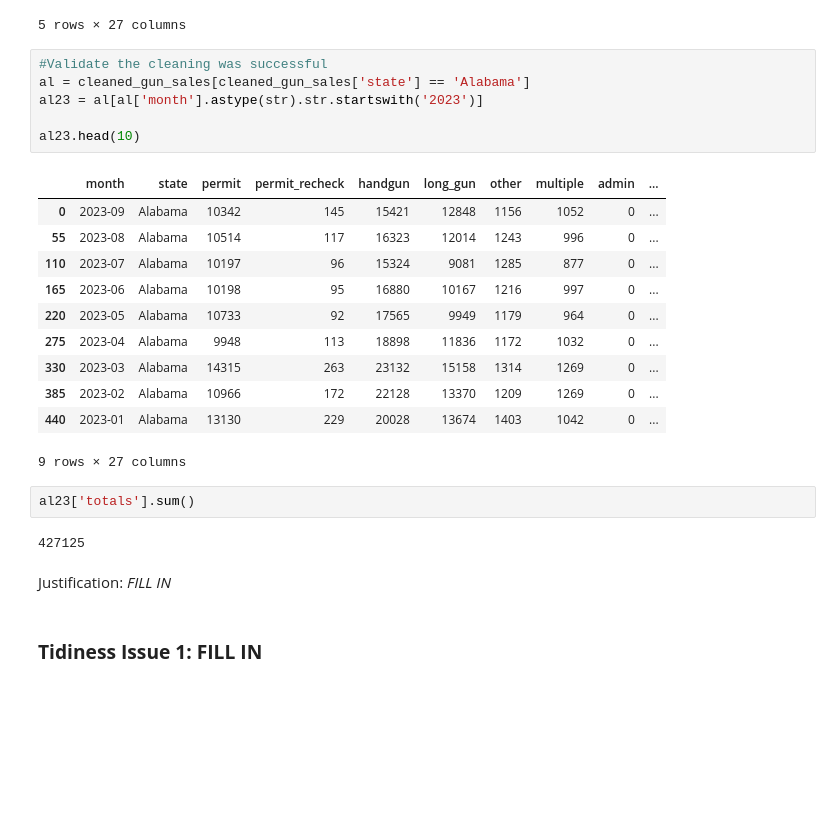
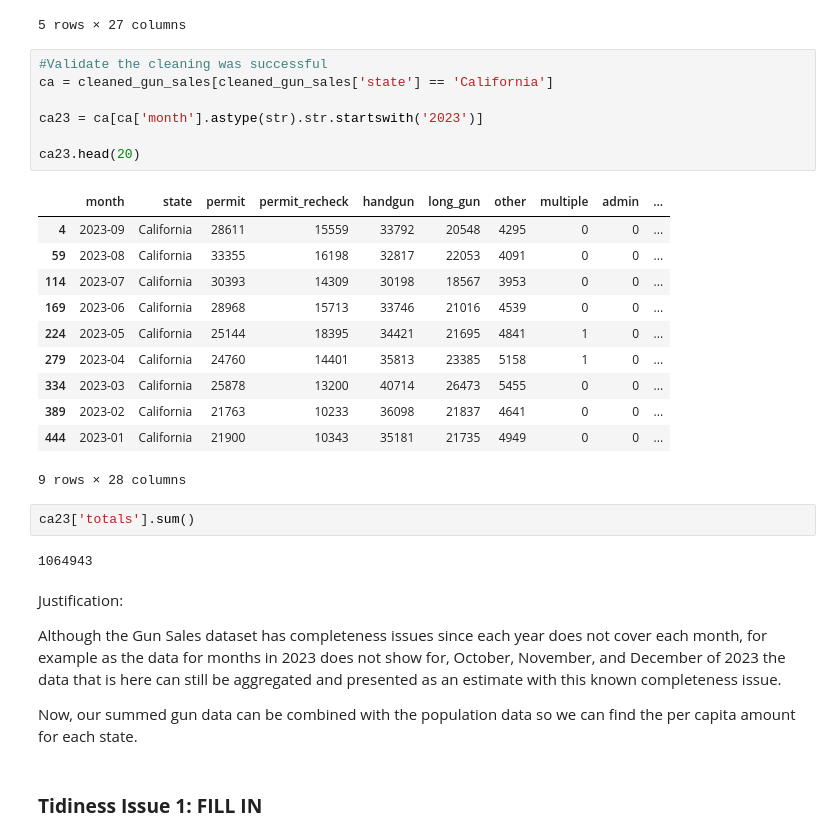
Before and after one commit to BryanHolbrook/us-gun-sales-per-capita, a Jupyter notebook: Data_Wrangling_Project_Starter.ipynb, the cells around one changed output. Drawn from its saved outputs; the diff is of its cells as text; blank space fills up the shorter version.

```diff
--- a/Data_Wrangling_Project_Starter.ipynb
+++ b/Data_Wrangling_Project_Starter.ipynb
@@ -390,28 +392,33 @@ cleaned_gun_sales.head()
 5 rows × 27 columns
 # %%
 #Validate the cleaning was successful
-al = cleaned_gun_sales[cleaned_gun_sales['state'] == 'Alabama']
-al23 = al[al['month'].astype(str).str.startswith('2023')]
+ca = cleaned_gun_sales[cleaned_gun_sales['state'] == 'California']
 
-al23.head(10)
+ca23 = ca[ca['month'].astype(str).str.startswith('2023')]
+
+ca23.head(20)
 # %% [output]
 |  | month | state | permit | permit_recheck | handgun | long_gun | other | multiple | admin | ... |
-| 0 | 2023-09 | Alabama | 10342 | 145 | 15421 | 12848 | 1156 | 1052 | 0 | ... |
-| 55 | 2023-08 | Alabama | 10514 | 117 | 16323 | 12014 | 1243 | 996 | 0 | ... |
-| 110 | 2023-07 | Alabama | 10197 | 96 | 15324 | 9081 | 1285 | 877 | 0 | ... |
-| 165 | 2023-06 | Alabama | 10198 | 95 | 16880 | 10167 | 1216 | 997 | 0 | ... |
-| 220 | 2023-05 | Alabama | 10733 | 92 | 17565 | 9949 | 1179 | 964 | 0 | ... |
-| 275 | 2023-04 | Alabama | 9948 | 113 | 18898 | 11836 | 1172 | 1032 | 0 | ... |
-| 330 | 2023-03 | Alabama | 14315 | 263 | 23132 | 15158 | 1314 | 1269 | 0 | ... |
-| 385 | 2023-02 | Alabama | 10966 | 172 | 22128 | 13370 | 1209 | 1269 | 0 | ... |
-| 440 | 2023-01 | Alabama | 13130 | 229 | 20028 | 13674 | 1403 | 1042 | 0 | ... |
+| 4 | 2023-09 | California | 28611 | 15559 | 33792 | 20548 | 4295 | 0 | 0 | ... |
+| 59 | 2023-08 | California | 33355 | 16198 | 32817 | 22053 | 4091 | 0 | 0 | ... |
+| 114 | 2023-07 | California | 30393 | 14309 | 30198 | 18567 | 3953 | 0 | 0 | ... |
+| 169 | 2023-06 | California | 28968 | 15713 | 33746 | 21016 | 4539 | 0 | 0 | ... |
+| 224 | 2023-05 | California | 25144 | 18395 | 34421 | 21695 | 4841 | 1 | 0 | ... |
+| 279 | 2023-04 | California | 24760 | 14401 | 35813 | 23385 | 5158 | 1 | 0 | ... |
+| 334 | 2023-03 | California | 25878 | 13200 | 40714 | 26473 | 5455 | 0 | 0 | ... |
+| 389 | 2023-02 | California | 21763 | 10233 | 36098 | 21837 | 4641 | 0 | 0 | ... |
+| 444 | 2023-01 | California | 21900 | 10343 | 35181 | 21735 | 4949 | 0 | 0 | ... |
-9 rows × 27 columns
+9 rows × 28 columns
 # %%
-al23['totals'].sum()
+ca23['totals'].sum()
 # %% [output]
-427125
+1064943
-# %% [markdown]
-Justification: *FILL IN*
+# %% [markdown]
+Justification:
+
+Although the Gun Sales dataset has completeness issues since each year does not cover each month, for example as the data for months in 2023 does not show for, October, November, and December of 2023 the data that is here can still be aggregated and presented as an estimate with this known completeness issue.
+
+Now, our summed gun data can be combined with the population data so we can find the per capita amount for each state.
 # %% [markdown]
 ### **Tidiness Issue 1: FILL IN**
 # %%
```
Also changed, not shown: parts of 18 cells of this notebook.
